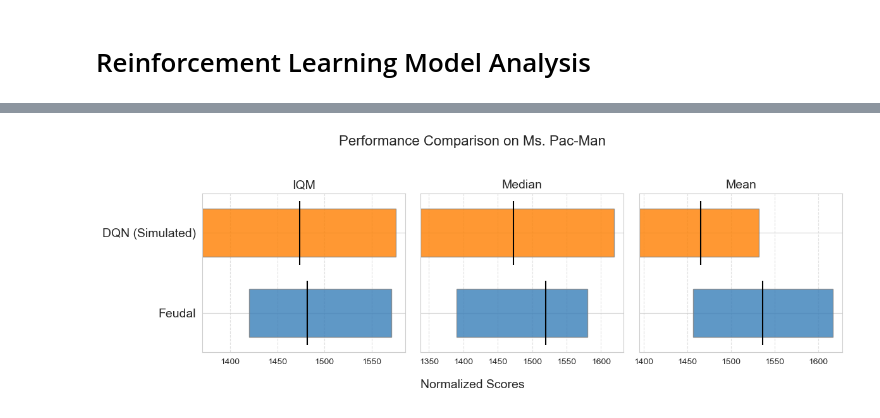
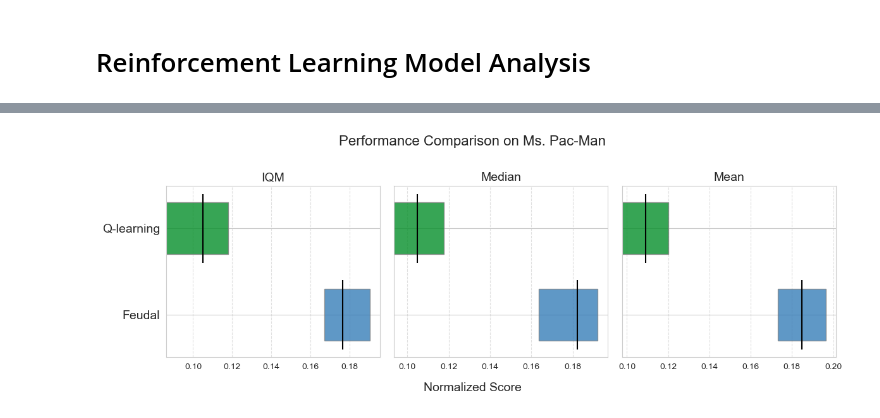
Before and after one commit to Aidan-Jared/COMPSCI_760_Reinforcement, a Jupyter notebook: Atari/perform_analysis.ipynb, the cells around one changed output, grey strips where cells are left out. Drawn from its saved outputs; the diff is of its cells as text; code cells hidden in the pictures.

Commit message:
Changes in performance analysis, normalization, correcting visuals etc.

```diff
--- a/Atari/perform_analysis.ipynb
+++ b/Atari/perform_analysis.ipynb
@@ -47,0 +105,7 @@ plt.show()
+# %%
+# Data load
+sns.set_style("whitegrid")
+raw_scores = {name: load_scores(path) for name, path in ALGORITHMS.items()}
+
+for name, scores in raw_scores.items():
+    plot_score_distribution(scores, name)
@@ -48,64 +115,40 @@ plt.show()
 # %%
-np.random.seed(42)
-dqn_data_list = np.random.randint(850, 2000, size=100)
-dqn_data_list[np.random.randint(0, 100, 3)] = 2000 # Add some outliers
+# Perf Comparison with CI's
 
-# Prepare data arrays for analysis
-feudal_scores = np.array(list(data.values()))
-dqn_scores = np.array(dqn_data_list, dtype=float)
-
-scores_dict = {
-    'Feudal': feudal_scores,
-    'DQN (Simulated)': dqn_scores
+normalized_scores = {
+    algo: (scores.astype(float) - RANDOM_SCORE) / (HUMAN_SCORE - RANDOM_SCORE)
+    for algo, scores in raw_scores.items()
 }
-algorithms = list(scores_dict.keys())
-
 
 def calculate_iqm(data):
-    """Calculates the Interquartile Mean (IQM)."""
     q1, q3 = np.percentile(data, [25, 75])
     trimmed_data = data[(data >= q1) & (data <= q3)]
-    return np.mean(trimmed_data)
+    return np.mean(trimmed_data) if len(trimmed_data) > 0 else np.median(data)
 
-def bootstrap_ci(data, metric_func, n_bootstrap=5000, ci_level=0.95):
-    """Calculates the confidence interval for a given metric using bootstrapping."""
+def bootstrap_ci(data: np.ndarray, metric_func: Callable, n_bootstrap: int = 5000, ci_level: float = 0.95):
     bootstrap_metrics = [metric_func(np.random.choice(data, size=len(data), replace=True)) for _ in range(n_bootstrap)]
-    point_estimate = metric_func(data)
     alpha = (1 - ci_level) / 2
-    lower_bound = np.percentile(bootstrap_metrics, 100 * alpha)
-    upper_bound = np.percentile(bootstrap_metrics, 100 * (1 - alpha))
-    return point_estimate, lower_bound, upper_bound
+    lower = np.percentile(bootstrap_metrics, 100 * alpha)
+    upper = np.percentile(bootstrap_metrics, 100 * (1 - alpha))
+    return metric_func(data), lower, upper
 
-metric_functions = [calculate_iqm, np.median, np.mean]
-metric_names = ['IQM', 'Median', 'Mean']
+METRICS = {'IQM': calculate_iqm, 'Median': np.median, 'Mean': np.mean}
+fig, axes = plt.subplots(1, 3, figsize=(12, 4), sharey=True)
 
-
-# Plotting with plt
-
-fig, axes = plt.subplots(1, 3, figsize=(12, 4), sharey=True)
-colors = {'Feudal': '#377eb8', 'DQN (Simulated)': '#ff7f00'}
-
-for ax, metric_func, name in zip(axes, metric_functions, metric_names):
+for ax, (name, func) in zip(axes, METRICS.items()):
     ax.set_title(name, fontsize=14)
-    for i, algo in enumerate(algorithms):
-        scores = scores_dict[algo]
-        point_est, lower, upper = bootstrap_ci(scores, metric_func)
-
-        ax.barh(y=i, width=(upper - lower), left=lower, height=0.6,
-                color=colors[algo], alpha=0.8, edgecolor='grey')
-
-        ax.vlines(x=point_est, ymin=i - 0.4, ymax=i + 0.4,
-                  color='black', linewidth=1.5)
-
+    for i, algo in enumerate(ALGORITHMS.keys()):
+        scores = normalized_scores[algo]
+        point_est, lower, upper = bootstrap_ci(scores, func)
+        ax.barh(y=i, width=(upper - lower), left=lower, height=0.6, color=COLORS[algo], alpha=0.8, edgecolor='grey')
+        ax.vlines(x=point_est, ymin=i - 0.4, ymax=i + 0.4, color='black', lw=1.5)
         ax.grid(axis='x', linestyle='--', alpha=0.6)
 
-axes[0].set_yticks(range(len(algorithms)))
-axes[0].set_yticklabels(algorithms, fontsize=14)
-# ADD a figure-wide x-label at the bottom
-fig.text(0.5, 0.05, 'Normalized Scores', ha='center', fontsize=14)
-
-fig.suptitle("Performance Comparison on Ms. Pac-Man", fontsize=16, x=0.5, y=1.05)
-plt.tight_layout(rect=[0, 0.1, 1, 1])
+axes[0].set_yticks(range(len(ALGORITHMS)))
+axes[0].set_yticklabels(ALGORITHMS.keys(), fontsize=14)
+fig.text(0.5, 0.02, 'Normalized Score', ha='center', va='center', fontsize=14)
+fig.suptitle("Performance Comparison on Ms. Pac-Man", fontsize=16, y=1.02)
+plt.tight_layout(rect=[0, 0.05, 1, 1])
 plt.show()
 # %% [output]
-[figure, old version]
+[figure, new version]
```
Also changed, not shown: parts of 7 cells of this notebook, 4 other files.
